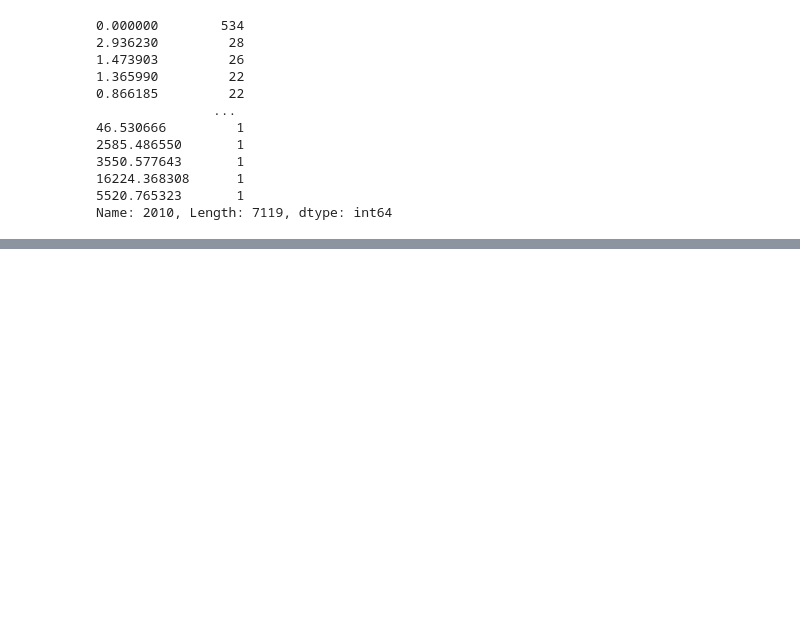
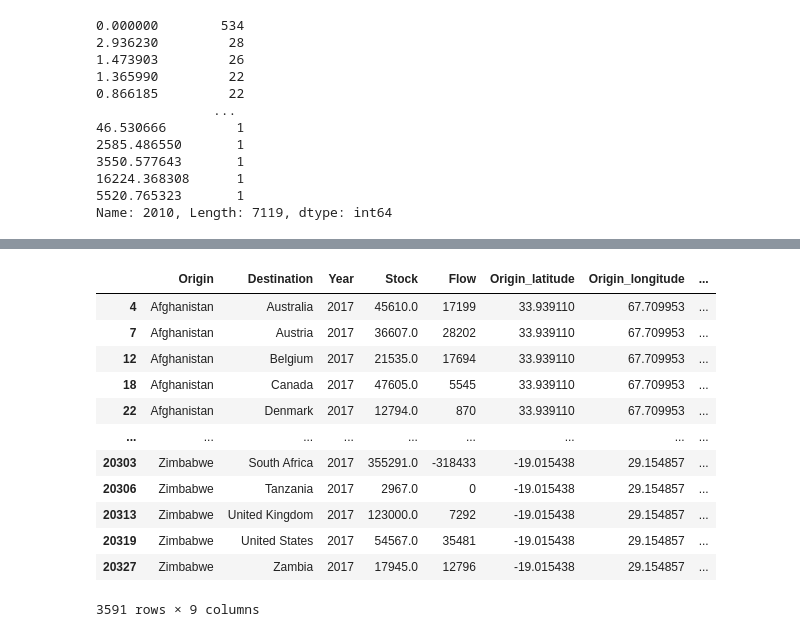
Before and after one commit to Rajk-Network-Science/network_2021_spring, a Jupyter notebook: kurzushetvege/Hobot/adatharmonizáció.ipynb, the cells around one changed output, grey strips where cells are left out. Cells and saved outputs as stored; diff of their text form; code cells hidden in the pictures; blank space fills up the shorter version.

```diff
--- a/kurzushetvege/Hobot/adatharmonizáció.ipynb
+++ b/kurzushetvege/Hobot/adatharmonizáció.ipynb
@@ -295,0 +440,18 @@ Zambia Zimbabwe
+# %%
+df2017=filter_edge_list(df, year=[2017], origin=None, destination=None)
+# %%
+df2017
+# %% [output]
+|  | Origin | Destination | Year | Stock | Flow | Origin_latitude | Origin_longitude | ... |
+| 4 | Afghanistan | Australia | 2017 | 45610.0 | 17199 | 33.939110 | 67.709953 | ... |
+| 7 | Afghanistan | Austria | 2017 | 36607.0 | 28202 | 33.939110 | 67.709953 | ... |
+| 12 | Afghanistan | Belgium | 2017 | 21535.0 | 17694 | 33.939110 | 67.709953 | ... |
+| 18 | Afghanistan | Canada | 2017 | 47605.0 | 5545 | 33.939110 | 67.709953 | ... |
+| 22 | Afghanistan | Denmark | 2017 | 12794.0 | 870 | 33.939110 | 67.709953 | ... |
+| ... | ... | ... | ... | ... | ... | ... | ... | ... |
+| 20303 | Zimbabwe | South Africa | 2017 | 355291.0 | -318433 | -19.015438 | 29.154857 | ... |
+| 20306 | Zimbabwe | Tanzania | 2017 | 2967.0 | 0 | -19.015438 | 29.154857 | ... |
+| 20313 | Zimbabwe | United Kingdom | 2017 | 123000.0 | 7292 | -19.015438 | 29.154857 | ... |
+| 20319 | Zimbabwe | United States | 2017 | 54567.0 | 35481 | -19.015438 | 29.154857 | ... |
+| 20327 | Zimbabwe | Zambia | 2017 | 17945.0 | 12796 | -19.015438 | 29.154857 | ... |
+3591 rows × 9 columns
```
Also changed, not shown: parts of 54 cells of this notebook, 7 other files.
